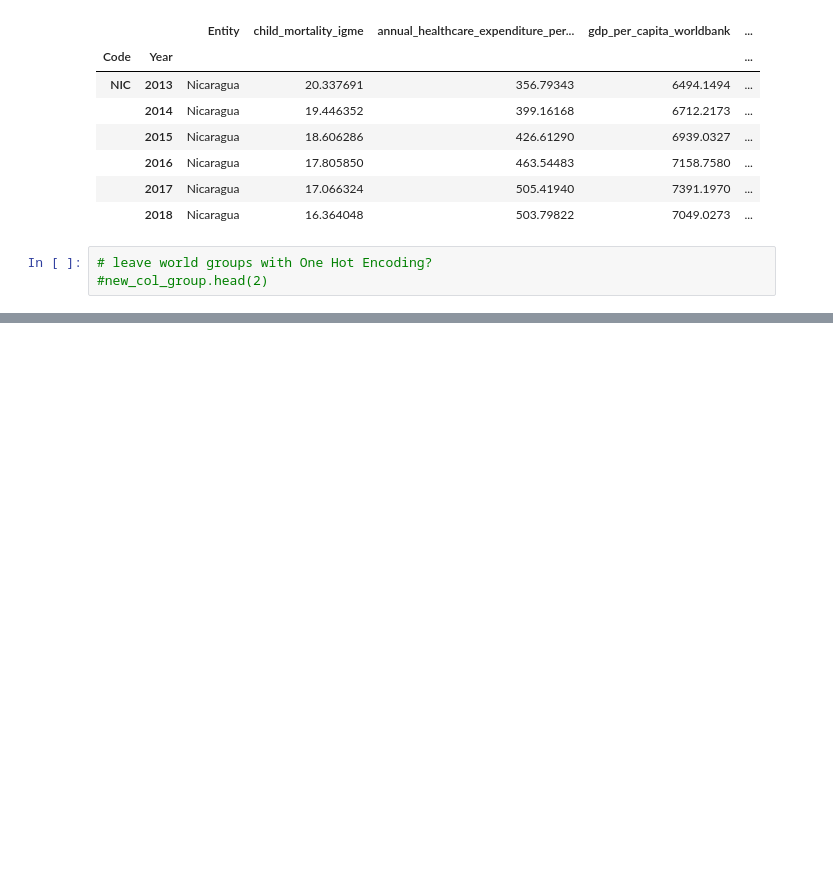
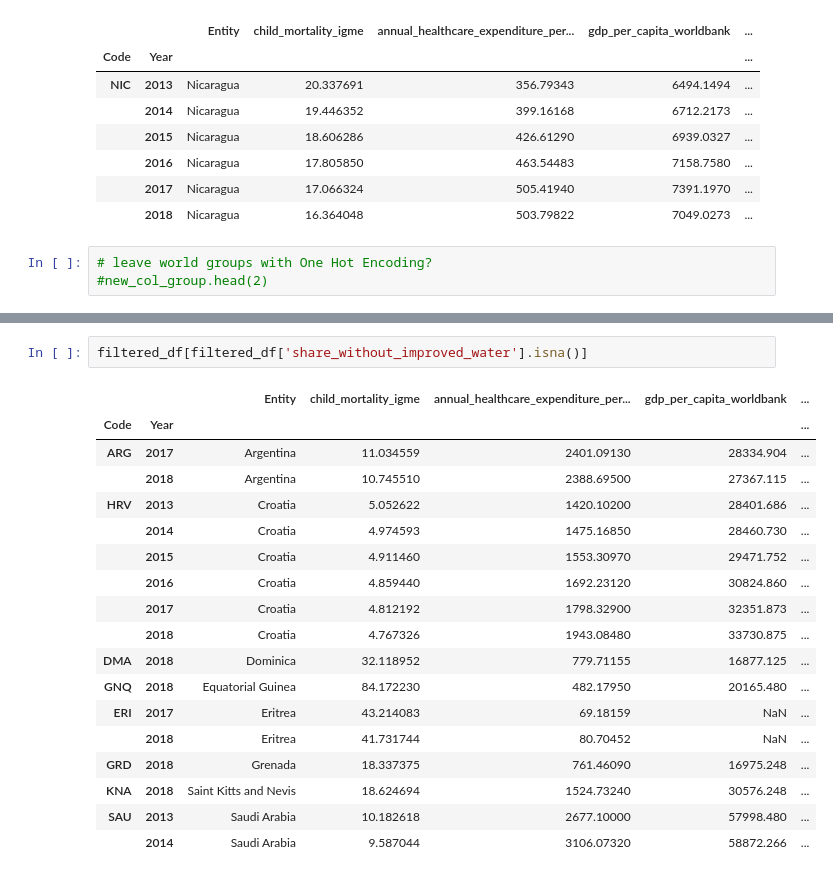
Before and after one commit to HamzahFayad/master_thesis_child_mortality, a Jupyter notebook: 01_notebooks/2_data_preprocessing.ipynb, the cells around one changed output, grey strips where cells are left out. Drawn from its saved outputs; the diff is of its cells as text; blank space fills up the shorter version.

```diff
--- a/01_notebooks/2_data_preprocessing.ipynb
+++ b/01_notebooks/2_data_preprocessing.ipynb
@@ -146,0 +169,21 @@ filtered_df.loc[filtered_df["Entity"] == "Nicaragua"]
+# %%
+filtered_df[filtered_df['share_without_improved_water'].isna()]
+# %% [output]
+|  |  | Entity | child_mortality_igme | annual_healthcare_expenditure_per... | gdp_per_capita_worldbank | ... |
+| Code | Year |  |  |  |  | ... |
+| ARG | 2017 | Argentina | 11.034559 | 2401.09130 | 28334.904 | ... |
+|  | 2018 | Argentina | 10.745510 | 2388.69500 | 27367.115 | ... |
+| HRV | 2013 | Croatia | 5.052622 | 1420.10200 | 28401.686 | ... |
+|  | 2014 | Croatia | 4.974593 | 1475.16850 | 28460.730 | ... |
+|  | 2015 | Croatia | 4.911460 | 1553.30970 | 29471.752 | ... |
+|  | 2016 | Croatia | 4.859440 | 1692.23120 | 30824.860 | ... |
+|  | 2017 | Croatia | 4.812192 | 1798.32900 | 32351.873 | ... |
+|  | 2018 | Croatia | 4.767326 | 1943.08480 | 33730.875 | ... |
+| DMA | 2018 | Dominica | 32.118952 | 779.71155 | 16877.125 | ... |
+| GNQ | 2018 | Equatorial Guinea | 84.172230 | 482.17950 | 20165.480 | ... |
+| ERI | 2017 | Eritrea | 43.214083 | 69.18159 | NaN | ... |
+|  | 2018 | Eritrea | 41.731744 | 80.70452 | NaN | ... |
+| GRD | 2018 | Grenada | 18.337375 | 761.46090 | 16975.248 | ... |
+| KNA | 2018 | Saint Kitts and Nevis | 18.624694 | 1524.73240 | 30576.248 | ... |
+| SAU | 2013 | Saudi Arabia | 10.182618 | 2677.10000 | 57998.480 | ... |
+|  | 2014 | Saudi Arabia | 9.587044 | 3106.07320 | 58872.266 | ... |
```
Also changed, not shown: parts of 1 cell of this notebook.
